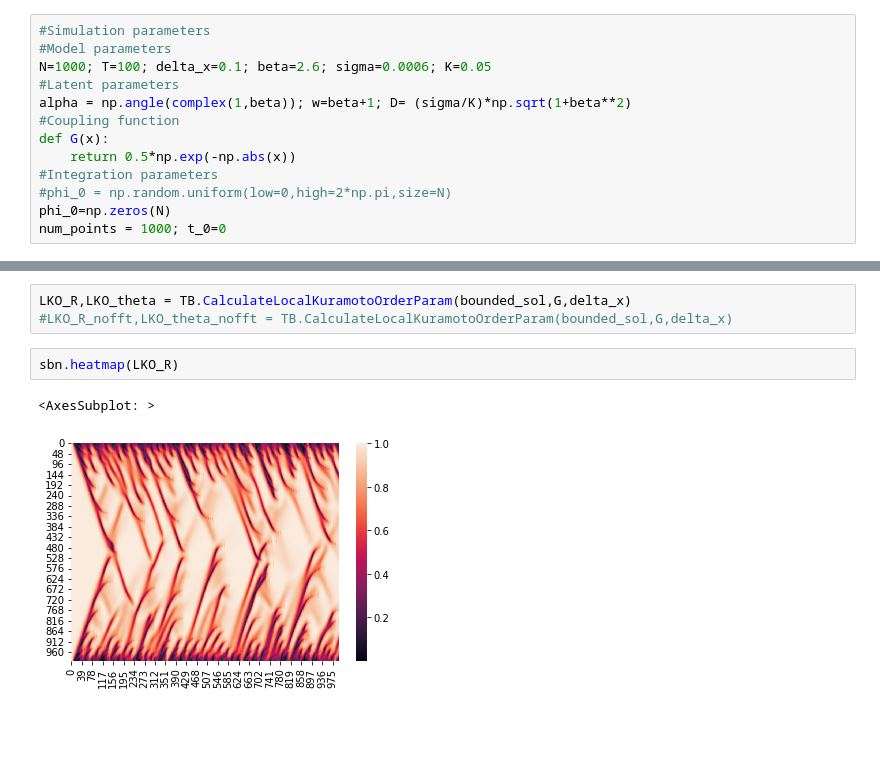
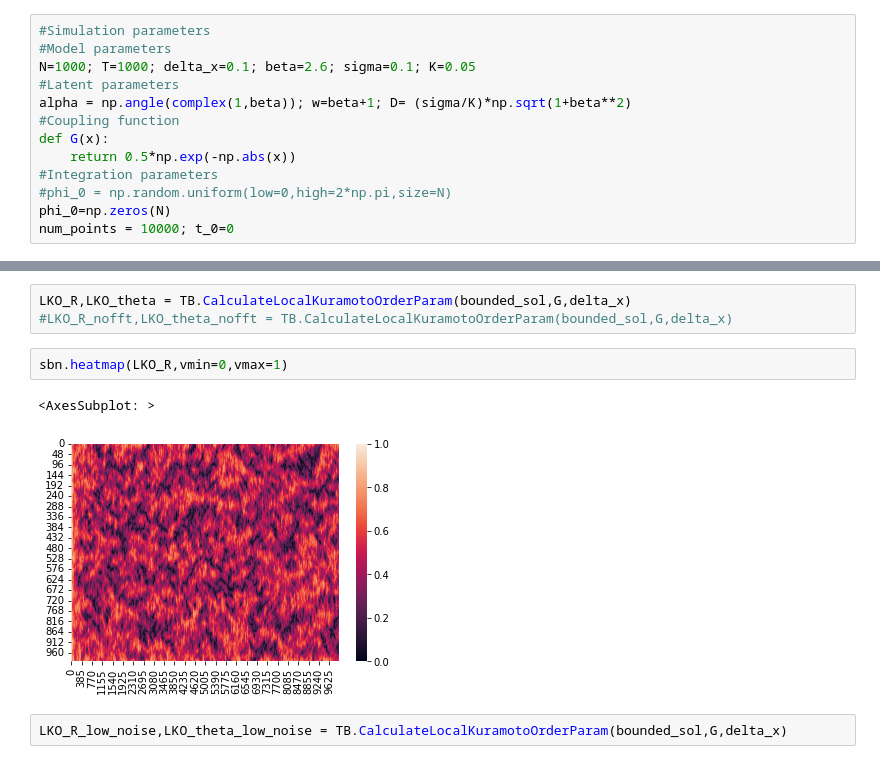
Before and after one commit to rnartallo/turbulencecontrol, a Jupyter notebook: TurbulenceControl.ipynb, the cells around one changed output, grey strips where cells are left out. Cells and saved outputs as stored; diff of their text form; blank space fills up the shorter version.

Commit message:
Reproduced nice turbulence plots

```diff
--- a/TurbulenceControl.ipynb
+++ b/TurbulenceControl.ipynb
@@ -22,7 +22,7 @@ importlib.reload(model)
 # %%
 #Simulation parameters
 #Model parameters
-N=1000; T=100; delta_x=0.1; beta=2.6; sigma=0.0006; K=0.05
+N=1000; T=1000; delta_x=0.1; beta=2.6; sigma=0.1; K=0.05
 #Latent parameters
 alpha = np.angle(complex(1,beta)); w=beta+1; D= (sigma/K)*np.sqrt(1+beta**2)
 #Coupling function
@@ -31,4 +31,4 @@ def G(x):
 #Integration parameters
 #phi_0 = np.random.uniform(low=0,high=2*np.pi,size=N)
 phi_0=np.zeros(N)
-num_points = 1000; t_0=0
+num_points = 10000; t_0=0
@@ -39,7 +47,9 @@ bounded_sol=np.mod(sol,2*np.pi)
 LKO_R,LKO_theta = TB.CalculateLocalKuramotoOrderParam(bounded_sol,G,delta_x)
 #LKO_R_nofft,LKO_theta_nofft = TB.CalculateLocalKuramotoOrderParam(bounded_sol,G,delta_x)
 # %%
-sbn.heatmap(LKO_R)
+sbn.heatmap(LKO_R,vmin=0,vmax=1)
 # %% [output]
 <AxesSubplot: >
-[figure, old version]
+[figure, new version]
+# %%
+LKO_R_low_noise,LKO_theta_low_noise = TB.CalculateLocalKuramotoOrderParam(bounded_sol,G,delta_x)
```
Also changed, not shown: parts of 4 cells of this notebook.
